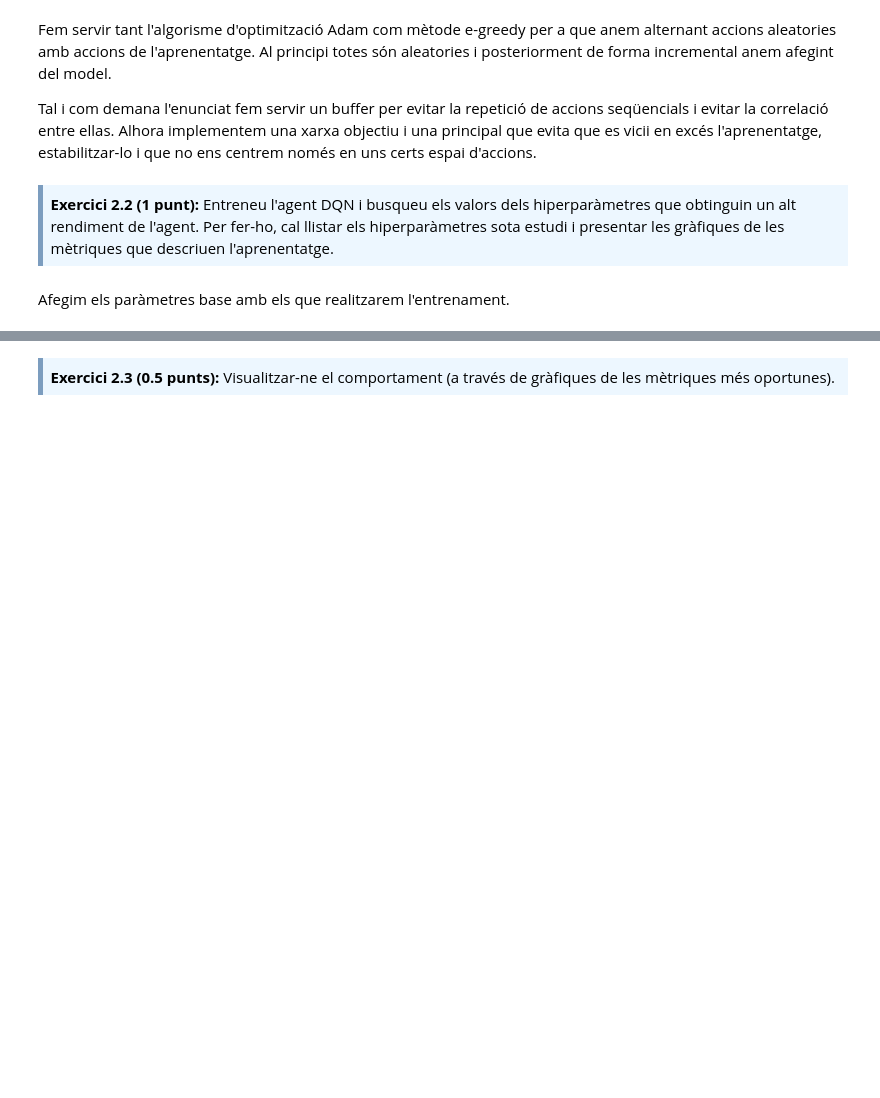
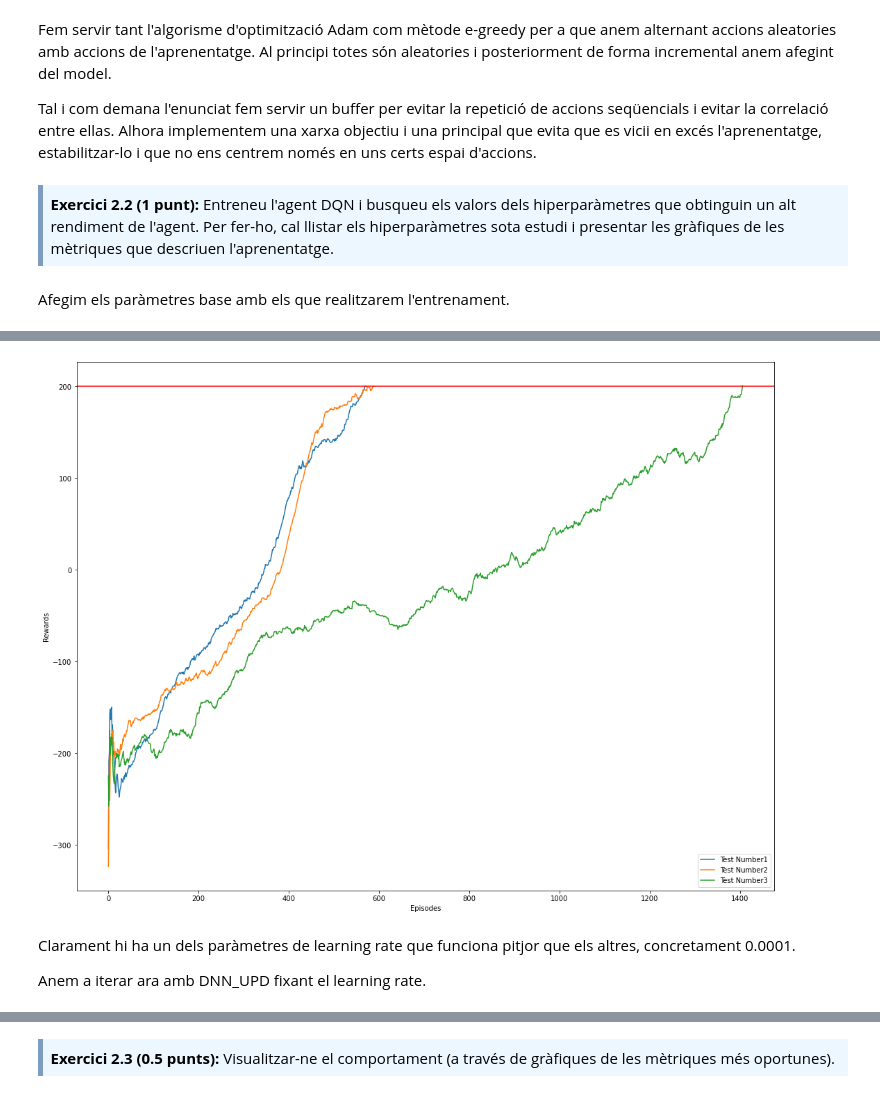
Before and after one commit to jordi-puig/master-data-science, a Jupyter notebook: reinforcement-learning/Practica/M2.983_2022_1_Practica-Sol.ipynb, the cells around one changed output, grey strips where cells are left out. Drawn from its saved outputs; the diff is of its cells as text; code cells hidden in the pictures; blank space fills up the shorter version.

```diff
--- a/reinforcement-learning/Practica/M2.983_2022_1_Practica-Sol.ipynb
+++ b/reinforcement-learning/Practica/M2.983_2022_1_Practica-Sol.ipynb
@@ -612,0 +616,25 @@ REWARD_THRESHOLD = 200  # Valor de recompensa per a considerar l'entrenament com
+# %%
+# paràmetres a buscar per a millorar l'aprenentatge de l'agent DQN (Deep Q-Network)
+LEARNING_RATE = [1e-3, 5e-4, 1e-4] # Velocitat d'aprenentatge
+
+# per emmagatzemar tots els agents creats
+agents = []
+# número de test
+n_test = 1
+# iteració per a buscar els millors paràmetres
+for lr in LEARNING_RATE:
+    print("Test Number: {}".format(n_test))
+    print("Learning rate: ", lr)
+    agent = Agent(env, seed=0, learning_rate=lr, gamma=GAMMA, tau=TAU, buffer_size=BUFFER_SIZE, batch_size=BATCH_SIZE, dnn_upd=DNN_UPD)
+    scores = agent.train(N_EPISODES, MAX_T, EPS_START, EPS_MIN, EPS_DECAY, NBLOCK, MIN_EPISODES, REWARD_THRESHOLD)
+    agents.append(agent)
+    print("Mean reward: ", agent.mean_training_rewards[-1])
+    print("Mean loss: ", agent.mean_update_loss[-1])
+    print("Epsilon: ", agent.sync_eps[-1])
+    print("Steps: ", agent.total_episodes)
+    print("Total time: ", agent.total_time)
+    print("===========================================================================================")
+    n_test += 1
+
+# tanquem l'entorn de gym
+env.close()
@@ -612,0 +659,16 @@ REWARD_THRESHOLD = 200  # Valor de recompensa per a considerar l'entrenament com
+# %%
+# plot de la recompensa de tots els agents en una mateixa gràfica
+for idx,agent in enumerate(agents):
+        plt.plot(agent.mean_training_rewards, label='Test Number' + str(idx + 1))
+
+plt.legend()
+plt.axhline(agent.reward_threshold, color='r', label="Reward threshold")
+plt.xlabel('Episodes')
+plt.ylabel('Rewards')
+plt.show()
+# %% [output]
+[figure, added]
+# %% [markdown]
+Clarament hi ha un dels paràmetres de learning rate que funciona pitjor que els altres, concretament 0.0001.
+
+Anem a iterar ara amb DNN_UPD fixant el learning rate.
```
Also changed, not shown: parts of 18 cells of this notebook, 2 other files.
